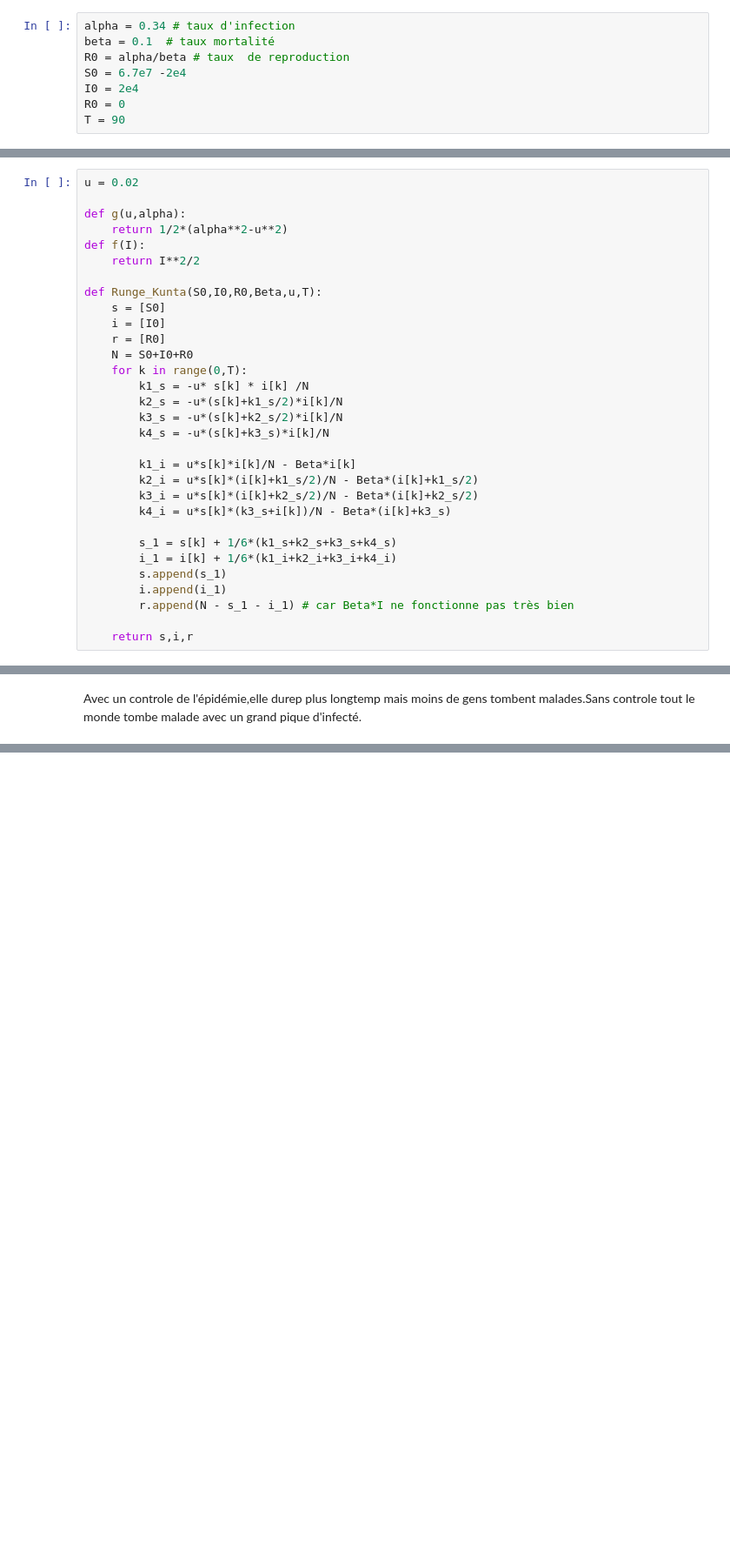
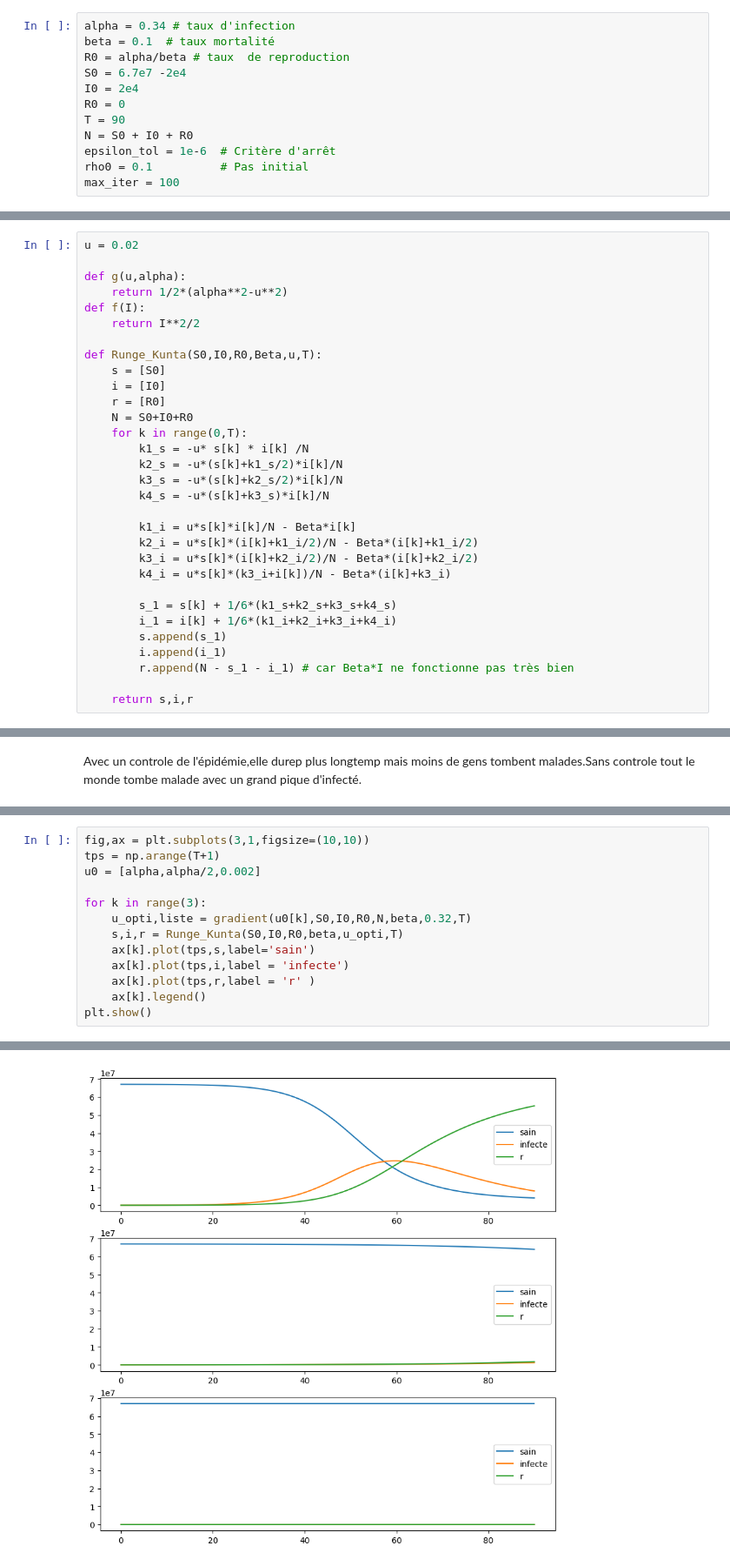
Before and after one commit to InfmathAxel/M2-csmi, a Jupyter notebook: CO/TP2.ipynb, the cells around one changed output, grey strips where cells are left out. Shown: that part at 87% size. Saved outputs shown, nothing was run; the diff lists cells and outputs as text; blank space fills up the shorter version.

```diff
--- a/CO/TP2.ipynb
+++ b/CO/TP2.ipynb
@@ -23,6 +23,10 @@ S0 = 6.7e7 -2e4
 I0 = 2e4
 R0 = 0
 T = 90
+N = S0 + I0 + R0
+epsilon_tol = 1e-6  # Critère d'arrêt
+rho0 = 0.1          # Pas initial
+max_iter = 100
 # %% [markdown]
 1)
 
@@ -61,9 +67,9 @@ def Runge_Kunta(S0,I0,R0,Beta,u,T):
         k4_s = -u*(s[k]+k3_s)*i[k]/N
 
         k1_i = u*s[k]*i[k]/N - Beta*i[k]
-        k2_i = u*s[k]*(i[k]+k1_s/2)/N - Beta*(i[k]+k1_s/2)
-        k3_i = u*s[k]*(i[k]+k2_s/2)/N - Beta*(i[k]+k2_s/2)
-        k4_i = u*s[k]*(k3_s+i[k])/N - Beta*(i[k]+k3_s)
+        k2_i = u*s[k]*(i[k]+k1_i/2)/N - Beta*(i[k]+k1_i/2)
+        k3_i = u*s[k]*(i[k]+k2_i/2)/N - Beta*(i[k]+k2_i/2)
+        k4_i = u*s[k]*(k3_i+i[k])/N - Beta*(i[k]+k3_i)
 
         s_1 = s[k] + 1/6*(k1_s+k2_s+k3_s+k4_s)
         i_1 = i[k] + 1/6*(k1_i+k2_i+k3_i+k4_i)
@@ -87,0 +276,14 @@ Avec un controle de l'épidémie,elle durep plus longtemp mais moins de gens tom
+# %%
+fig,ax = plt.subplots(3,1,figsize=(10,10))
+tps = np.arange(T+1)
+u0 = [alpha,alpha/2,0.002]
+
+for k in range(3):
+    u_opti,liste = gradient(u0[k],S0,I0,R0,N,beta,0.32,T)
+    s,i,r = Runge_Kunta(S0,I0,R0,beta,u_opti,T)
+    ax[k].plot(tps,s,label='sain')
+    ax[k].plot(tps,i,label = 'infecte')
+    ax[k].plot(tps,r,label = 'r' )
+    ax[k].legend()
+plt.show()
+# %% [output]
@@ -87,0 +293 @@ Avec un controle de l'épidémie,elle durep plus longtemp mais moins de gens tom
+[figure, added]
```
Also changed, not shown: parts of 5 cells of this notebook.
